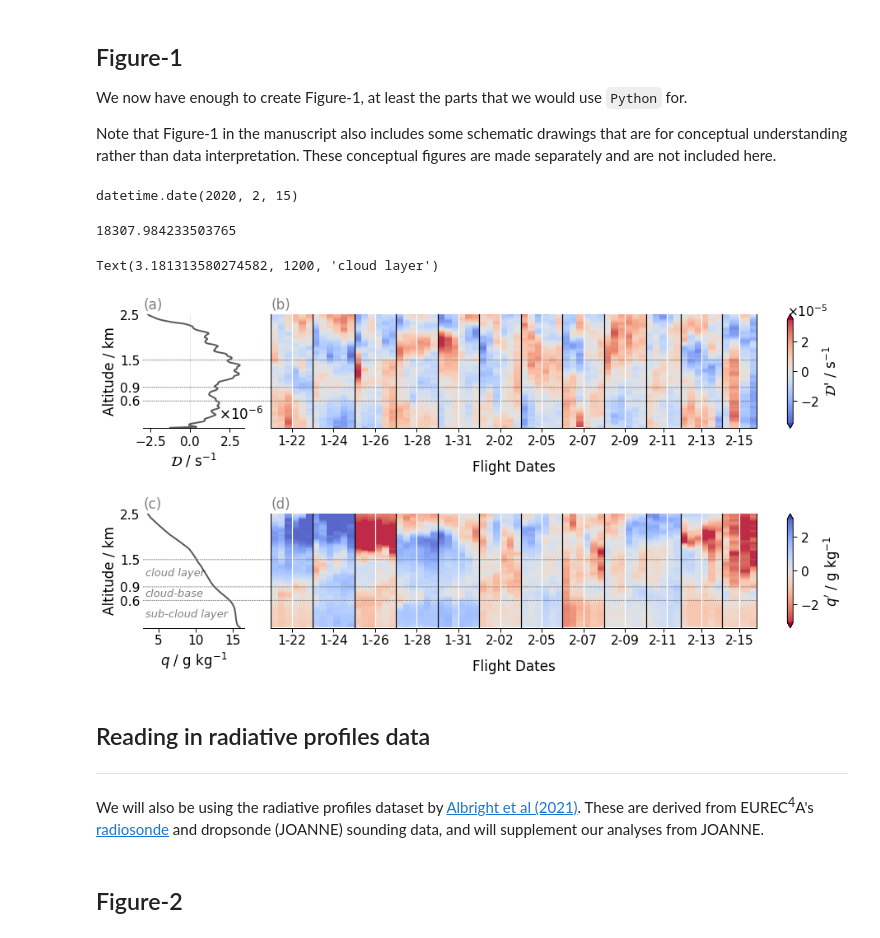
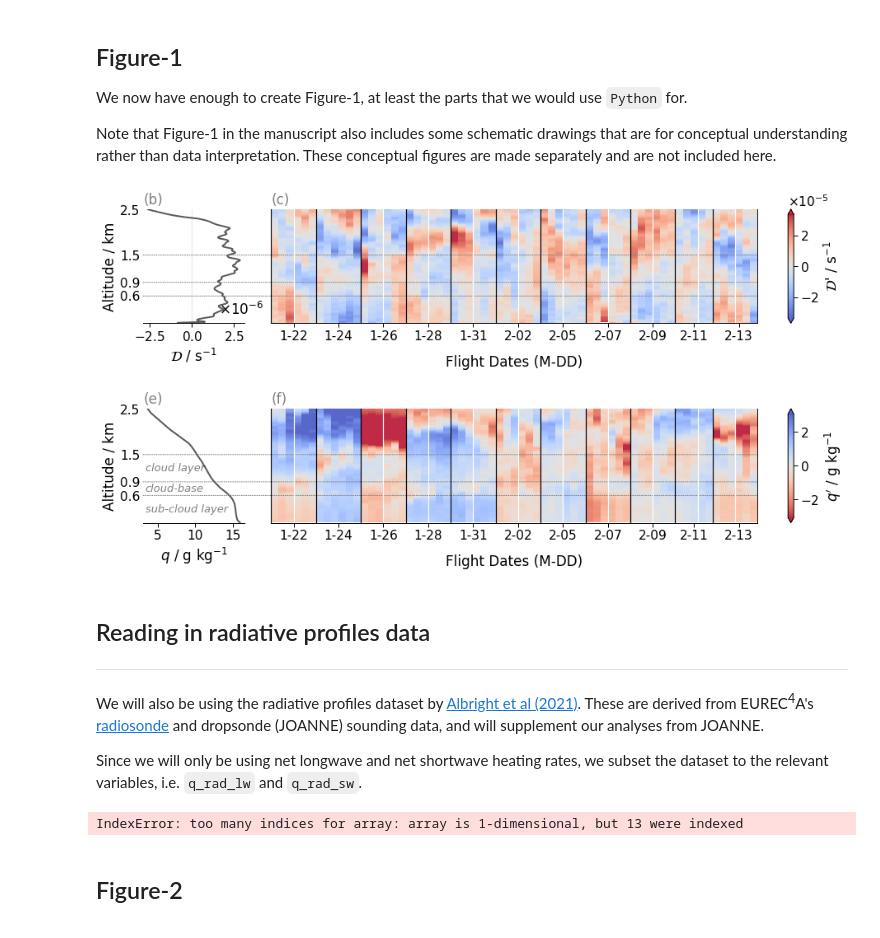
Before and after one commit to Geet-George/recode_smocs, a Jupyter notebook: JOANNE_processing.ipynb, the cells around one changed output. Drawn from its saved outputs; the diff is of its cells as text; code cells hidden in the pictures.

Commit message:
add figures made from JOANNE

```diff
--- a/JOANNE_processing.ipynb
+++ b/JOANNE_processing.ipynb
@@ -72,8 +70,11 @@ eurec4a_circles = jo_l4.where(
+# %%
+# Theta
+eurec4a_circles['theta'] = mpcalc.potential_temperature(eurec4a_circles.p,eurec4a_circles.ta)
 # %%
 eurec4a_circles['q_ano'] = eurec4a_circles.q - eurec4a_circles.q.mean(dim='circle_time')
 eurec4a_circles['D_ano'] = eurec4a_circles.D - eurec4a_circles.D.mean(dim='circle_time')
 # %%
-ano_vars = ['D_ano','q_ano']
+ano_vars = ['D','D_ano','q_ano']
 
 resampled_mean = eurec4a_circles[ano_vars].resample(circle_time='1D').mean(
     dim='circle_time').dropna(dim='circle_time',how='all')
@@ -81,19 +82,16 @@ resampled_mean = eurec4a_circles[ano_vars].resample(circle_time='1D').mean(
 days = pd.DatetimeIndex(resampled_mean.circle_time.values)
 ds_cirsets_ = []
 
-for k in range(len(days)):
-    i = str(days[k])[:10]
-    if i != '2020-02-15':
-        ds_cirsets_.append(eurec4a_circles[ano_vars].sel(circle_time=i).isel(circle_time=slice(0,3)).mean(dim='circle_time'))
-        ds_cirsets_.append(eurec4a_circles[ano_vars].sel(circle_time=i).isel(circle_time=slice(3,6)).mean(dim='circle_time'))
+for k in days.date.astype(str):
+    ds_cirsets_.append(eurec4a_circles[ano_vars].sel(circle_time=k).isel(circle_time=slice(0,3)).mean(dim='circle_time'))
+    ds_cirsets_[-1]['N'] = eurec4a_circles[ano_vars].sel(circle_time=k).isel(circle_time=slice(0,3)).circle_time.count().values
 
-    else :
-        ds_cirsets_.append(eurec4a_circles[ano_vars].sel(circle_time=i).isel(circle_time=slice(0,2)).mean(dim='circle_time'))
-        ds_cirsets_.append(eurec4a_circles[ano_vars].sel(circle_time=i).isel(circle_time=slice(2,5)).mean(dim='circle_time'))
-
+    ds_cirsets_.append(eurec4a_circles[ano_vars].sel(circle_time=k).isel(circle_time=slice(3,6)).mean(dim='circle_time'))
+    ds_cirsets_[-1]['N'] = eurec4a_circles[ano_vars].sel(circle_time=k).isel(circle_time=slice(3,6)).circle_time.count().values
 
 ds_cirsets = xr.concat(ds_cirsets_,dim='circling_set')
 # %%
+circles = {}
 daily = {}
 cirsets = {}
 
@@ -101,8 +99,9 @@ layers = {'sc':{'base':0,'top':600},
           'c':{'base':900,'top':1500},
           'cb':{'base':600,'top':900}}
 
-for variable in ['D_ano','q_ano']:
+for variable in ['D','D_ano','q_ano']:
     for layer in ['sc','c','cb']:
         for function in ['mean','std']:
+            circles[f'{layer}_{variable}_{function}'] = ay.compute_over_layer(eurec4a_circles,variable,layers[layer]['base'],layers[layer]['top'],function)
             daily[f'{layer}_{variable}_{function}'] = ay.compute_over_layer(resampled_mean,variable,layers[layer]['base'],layers[layer]['top'],function)
             cirsets[f'{layer}_{variable}_{function}'] = ay.compute_over_layer(ds_cirsets,variable,layers[layer]['base'],layers[layer]['top'],function)
@@ -112,14 +159,6 @@ for variable in ['D_ano','q_ano']:
 We now have enough to create Figure-1, at least the parts that we would use `Python` for.
 
 Note that Figure-1 in the manuscript also includes some schematic drawings that are for conceptual understanding rather than data interpretation. These conceptual figures are made separately and are not included here.
-# %%
-curr_date
-# %% [output]
-datetime.date(2020, 2, 15)
-# %%
-xright
-# %% [output]
-18307.984233503765
 # %%
 eurec4a_circles['q_1000'] = eurec4a_circles['q']*1000
 
@@ -166,7 +205,7 @@ for i in range(len(pars)) :
 
     ax[i,1].set_ylabel("")
     ax[i,0].set_xlabel(mean_xlabels[i],labelpad=5)
-    ax[i,1].set_xlabel('Flight Dates',labelpad=15)
+    ax[i,1].set_xlabel('Flight Dates (M-DD)',labelpad=15)
 
     yticks = np.array([600,900,1500,2500])
     ax[i,1].set_yticks(yticks)
@@ -210,40 +249,40 @@ for i in range(len(pars)) :
     xticks = (np.array(axv_ids[1:]) + np.array(axv_ids[:-1]))/2
     xlabels = [
             f"{pd.to_datetime(days[j]).month:01d}-{pd.to_datetime(days[j]).day:02d}"
             for j in range(len(days[:-1]))
         ]
 
     ax[i,1].set_xticks(xticks)
     ax[i,1].set_xticklabels(xlabels)
     ax[i,1].spines['top'].set_visible(False)
 
     fmt = matplotlib.ticker.ScalarFormatter(useMathText=True)
     cbar = f.colorbar(cb, ax=ax[i,1], orientation="vertical", extend="both",label=cbar_labels[i],format=fmt)
     cbar.ax.yaxis.set_offset_position('left')
 
-    [ax[i,m].set_title(f'({titles[int(i*2 + m)]})',loc='left',weight='light',c='grey') for m in range(2)]
+    [ax[i,m].set_title(f'({titles[int(i*3 + m + 1)]})',loc='left',weight='light',c='grey') for m in range(2)]
 
     # line over both plots
     xleft, _ = ax[i,0].get_xlim()
     _, xright = ax[i,1].get_xlim()
 
     for ht in [600,900,1500]:
         n_p_border = ConnectionPatch(xyA=(xleft,ht), xyB=(xright,ht),
                                      coordsA='data', coordsB='data',
                                      axesA=ax[i,0], axesB=ax[i,1], lw=1,linestyle=':',color='grey')
         ax[i,1].add_artist(n_p_border)
 
 ax[1,0].text(ax[1,0].get_xlim()[0]*1.1,300,'sub-cloud layer',fontsize=13,zorder=0,verticalalignment='center',color='grey',fontstyle='italic')
 ax[1,0].text(ax[1,0].get_xlim()[0]*1.1,750,'cloud-base',fontsize=13,zorder=0,verticalalignment='center',color='grey',fontstyle='italic')
 ax[1,0].text(ax[1,0].get_xlim()[0]*1.1,1200,'cloud layer',fontsize=13,zorder=0,verticalalignment='center',color='grey',fontstyle='italic')
 
-# plt.savefig(f'EUREC4A_all_anomaly_parameters_div_q_upto_{ylim}_custom_yaxis_layers_shown.png',dpi=300,bbox_inches='tight')
-# plt.savefig(f'EUREC4A_all_anomaly_parameters_div_q_upto_{ylim}_custom_yaxis_layers_shown.pdf',bbox_inches='tight')
+plt.savefig(f'sandbox/EUREC4A_all_anomaly_parameters_div_q_upto_{ylim}_custom_yaxis_layers_shown.pdf',bbox_inches='tight')
 # %% [output]
-Text(3.181313580274582, 1200, 'cloud layer')
-[figure, old version]
+[figure, new version]
 # %% [markdown]
 ## Reading in radiative profiles data
 -----
 
 We will also be using the radiative profiles dataset by [Albright et al (2021)](https://doi.org/10.5194/essd-13-617-2021). These are derived from EUREC<sup>4</sup>A's [radiosonde](https://doi.org/10.5194/essd-13-491-2021) and dropsonde (JOANNE) sounding data, and will supplement our analyses from JOANNE.
+
+Since we will only be using net longwave and net shortwave heating rates, we subset the dataset to the relevant variables, i.e. `q_rad_lw` and `q_rad_sw`.
@@ -255,3 +289,22 @@ ds_rad['sounding_id'] = ds_rad['sounding_id'].astype('str')
+# %%
+rad_pars = ['q_rad_lw','q_rad_sw']
+ds_rad = cat.radiative_profiles.clear_sky.to_dask()[rad_pars]
+
+# Changing sounding_id from object to str for ease of use of dataset
+ds_rad['sounding_id'] = ds_rad['sounding_id'].astype('str')
+
+rad = [None] * len(eurec4a_circles.circle_time)
+
+for i_,ct in enumerate(tqdm(eurec4a_circles.circle_time)):
+    ds_ct = eurec4a_circles.sel(circle_time=ct)
+    sonde_ids = ds_ct.sonde_id.where(ds_ct.sonde_id.astype('str') != '',drop=True).astype('str')
+    sonde_ids_rad = [i.values for i in sonde_ids if i in ds_rad.sounding_id]
+    rad[i_] = ds_rad.sel(sounding_id=sonde_ids_rad).mean(dim='sounding_id')
+
+for par in rad_pars:
+    eurec4a_circles[par] = xr.concat(rad[:],dim='circle_time')[par]
+# %% [output]
+IndexError: too many indices for array: array is 1-dimensional, but 13 were indexed
 # %% [markdown]
 ## Figure-2
 # %%
```
Also changed, not shown: parts of 8 cells of this notebook.
